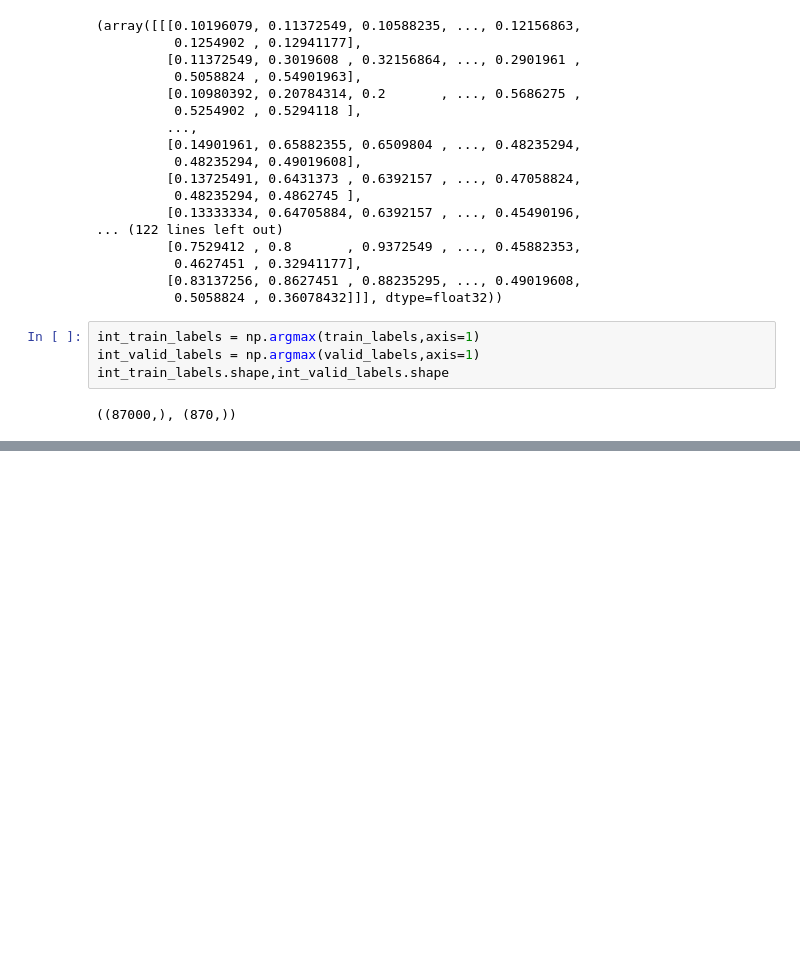
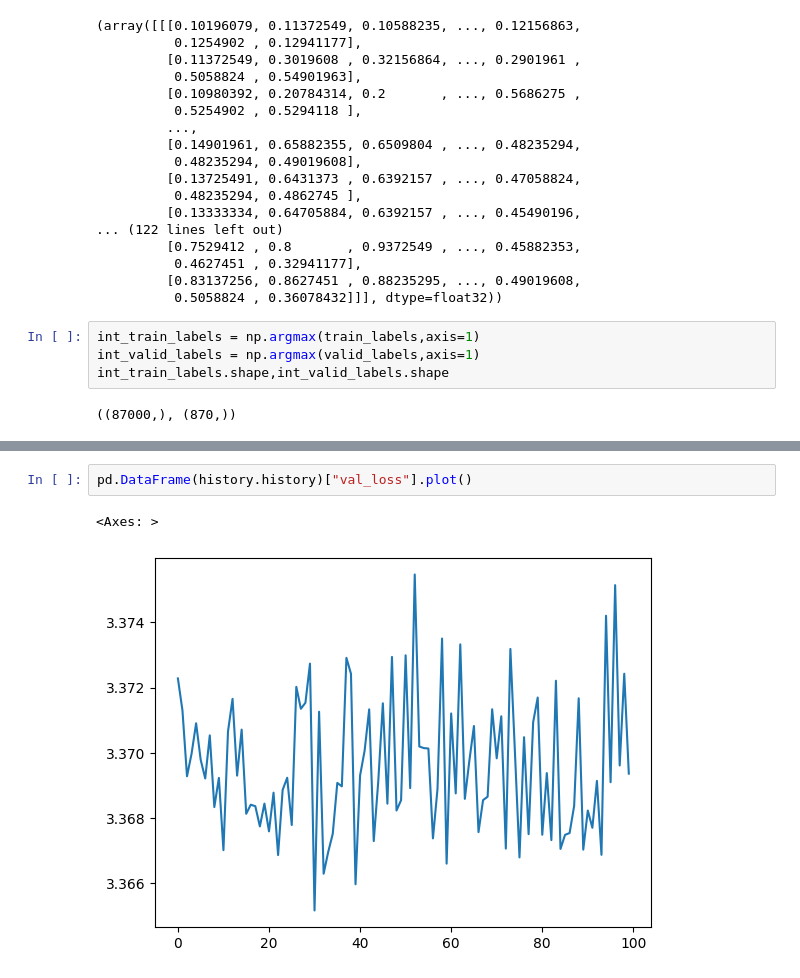
Before and after one commit to WiseObjective8/ASL_Keyboard, a Jupyter notebook: Model.ipynb, the cells around one changed output, grey strips where cells are left out. Cells and saved outputs as stored; diff of their text form; blank space fills up the shorter version.

```diff
--- a/Model.ipynb
+++ b/Model.ipynb
@@ -263,0 +205,5 @@ NameError: name 'history' is not defined
+# %%
+pd.DataFrame(history.history)["val_loss"].plot()
+# %% [output]
+<Axes: >
+[figure, added]
```
Also changed, not shown: parts of 19 cells of this notebook, 3 other files.
